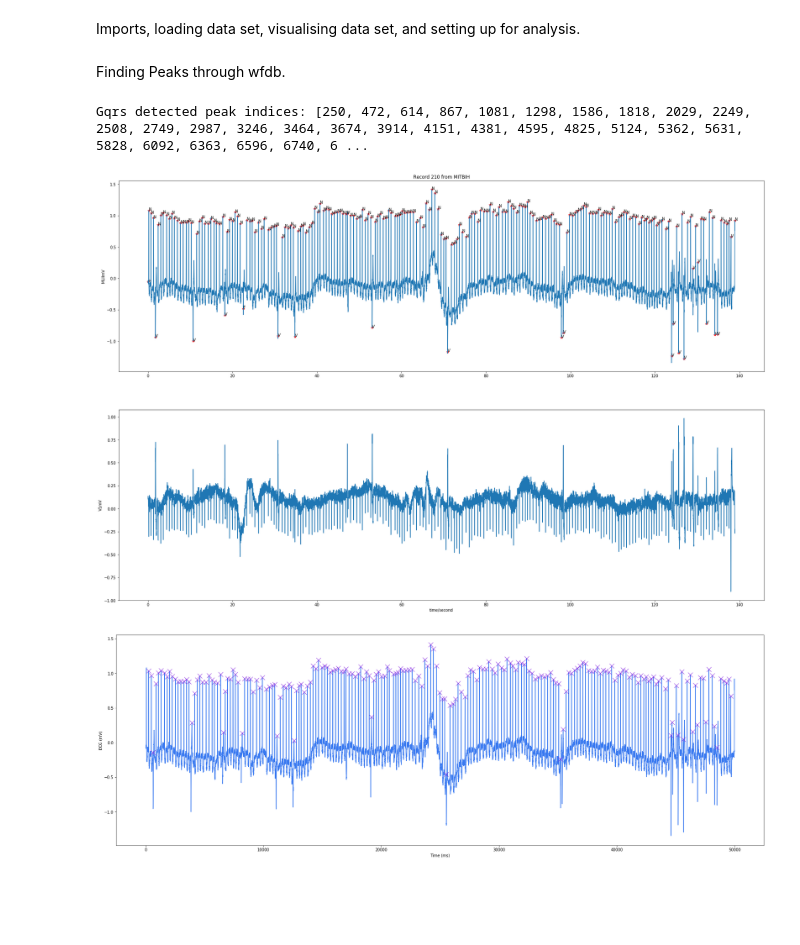
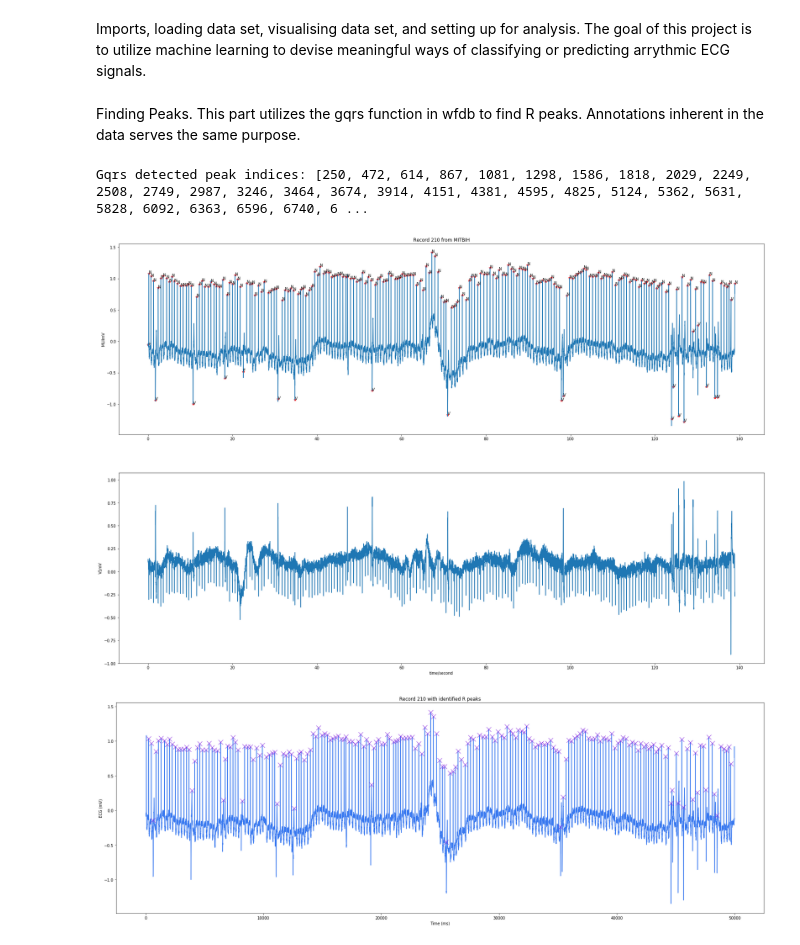
Before and after one commit to chandra-natarajan/TeamExplore, a Jupyter notebook: Workshopv2.ipynb, the cells around one changed output. Saved outputs shown, nothing was run; the diff lists cells and outputs as text; code cells hidden in the pictures; blank space fills up the shorter version.

```diff
--- a/Workshopv2.ipynb
+++ b/Workshopv2.ipynb
@@ -1,5 +1,5 @@
 # %% [markdown]
-Imports, loading data set, visualising data set, and setting up for analysis.
+Imports, loading data set, visualising data set, and setting up for analysis. The goal of this project is to utilize machine learning to devise meaningful ways of classifying or predicting arrythmic ECG signals.
 # %%
 import os
 import glob
@@ -32,32 +33,33 @@ for j, k in enumerate(file_nums):
     ann = wf.rdann('DataFiles/'+file_nums[j], 'atr', sampto=samplenumber) #reading the data and annotation files
     annall.append(ann)
     #wf.plot_wfdb(record=record, annotation = ann, title='Record '+file_nums[j]+' from MITBIH', plot_sym=True, time_units='seconds', figsize=(30,10)) #plotting all of the files
-# %% [markdown]
-Finding Peaks through wfdb.
+# %% [markdown]
+Finding Peaks. This part utilizes the gqrs function in wfdb to find R peaks. Annotations inherent in the data serves the same purpose.
 # %%
 datanumb=31  #which data set to look at
 
 # Use the gqrs algorithm to detect qrs locations in the first channel
 min_bpm = 20
 max_bpm = 230
 #min_gap = record.fs * 60 / min_bpm
 # Use the maximum possible bpm as the search radius
 search_radius = int(recordall[datanumb].fs * 60 / max_bpm)
 qrs_inds = processing.gqrs_detect(sig=pchannel[datanumb], fs=recordall[datanumb].fs)
 peak_inds = processing.correct_peaks(pchannel[datanumb], peak_inds=qrs_inds,
                                                search_radius=search_radius, smooth_window_size=100)
 hrs = processing.compute_hr(sig_len=pchannel[datanumb].shape[0], qrs_inds=peak_inds, fs=recordall[datanumb].fs) #find heart beat for later feature extraction
 
 print('Gqrs detected peak indices:', sorted(peak_inds))
 
 wf.plot_wfdb(record=recordall[datanumb], annotation = annall[datanumb], title='Record '+file_nums[datanumb]+' from MITBIH', plot_sym=True, time_units='seconds', figsize=(30,20))
 plt.figure(figsize=(30,10))
 plt.plot(pchannel[datanumb], color='#3979f0', label='Signal')
 plt.plot(peak_inds, pchannel[datanumb][peak_inds], 'rx', marker='x', color='#8A2BE2', label='Peak', markersize=12)
+plt.title('Record '+file_nums[datanumb]+' with identified R peaks')
 plt.xlabel('Time (ms)')
 plt.ylabel('ECG (mV)')
 plt.tick_params('y')
 # %% [output]
 Gqrs detected peak indices: [250, 472, 614, 867, 1081, 1298, 1586, 1818, 2029, 2249, 2508, 2749, 2987, 3246, 3464, 3674, 3914, 4151, 4381, 4595, 4825, 5124, 5362, 5631, 5828, 6092, 6363, 6596, 6740, 6 ...
 [figure]
-[figure, old version]
+[figure, new version]
```
Also changed, not shown: parts of 14 cells of this notebook.
